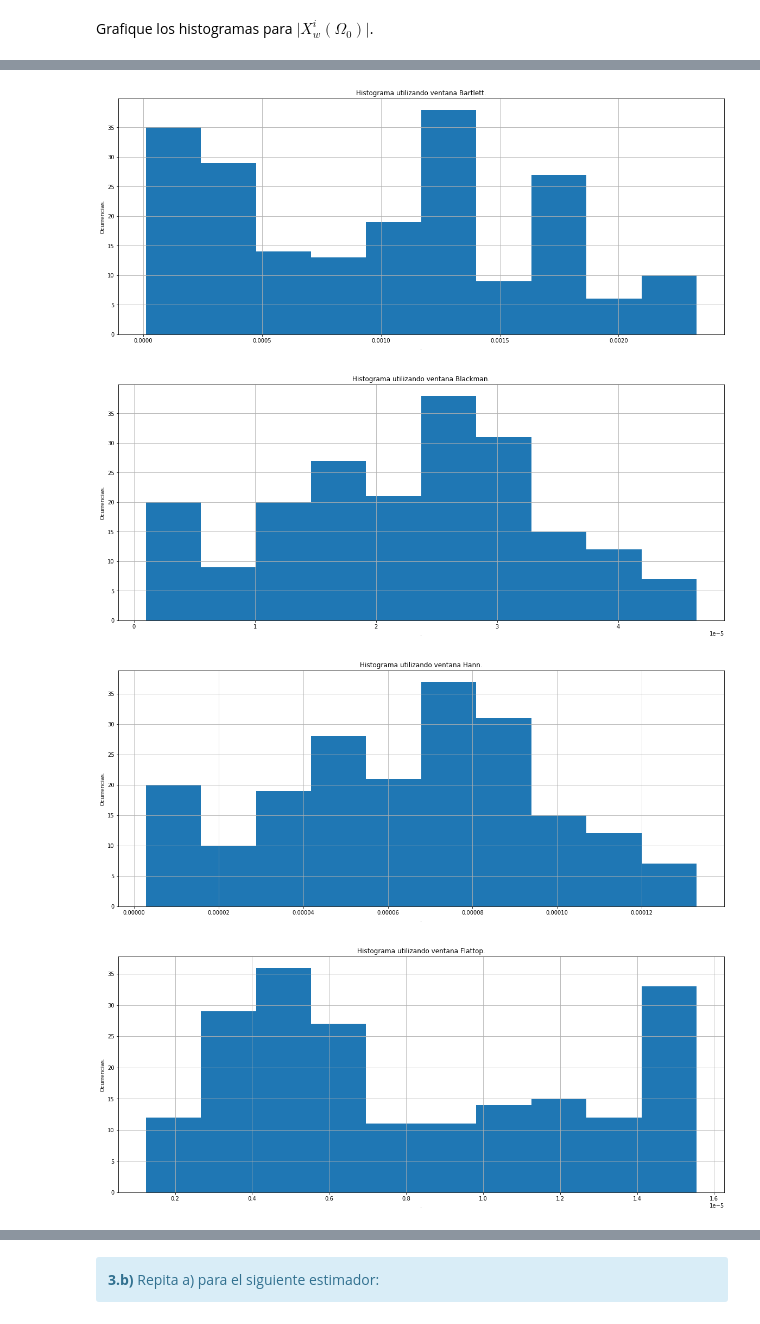
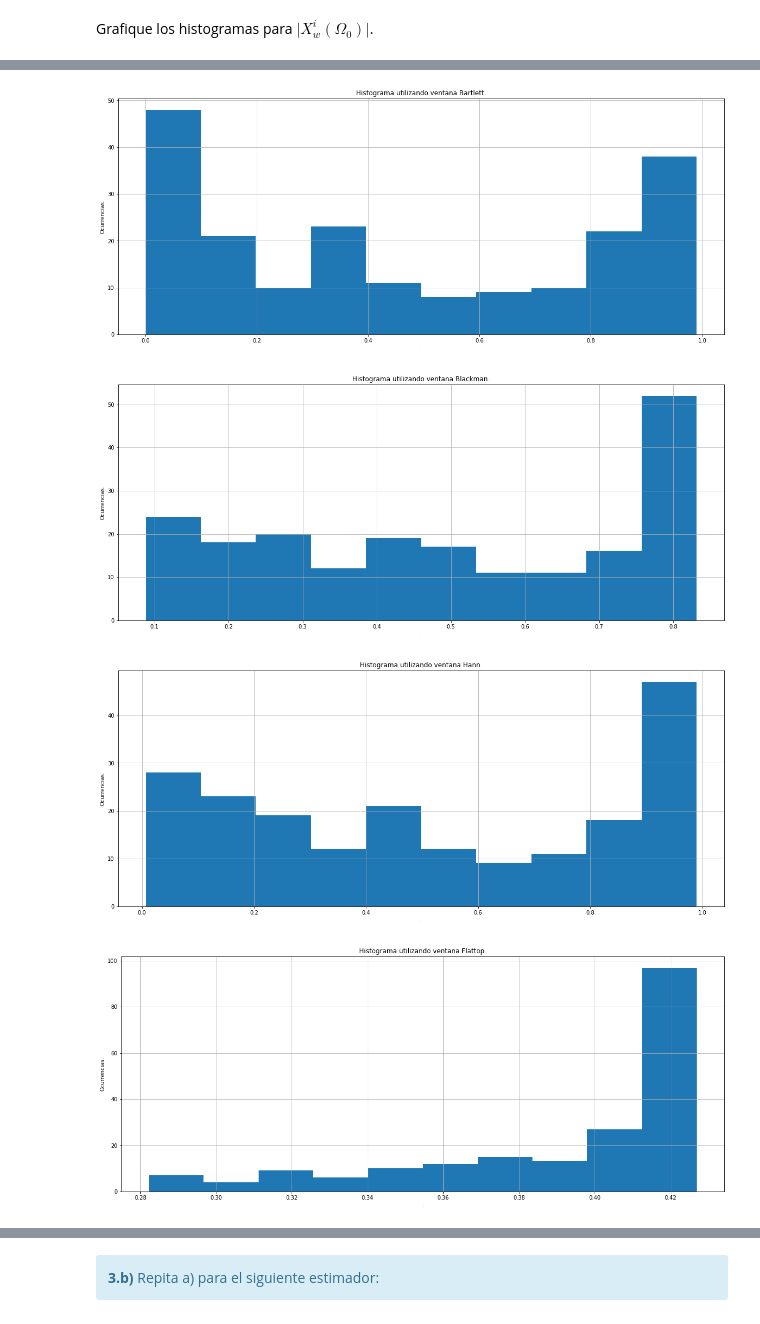
Before and after one commit to jbl95/pds-trabajosPracticos, a Jupyter notebook: TP2 - Ventanas.ipynb, the cells around one changed output, grey strips where cells are left out. Saved outputs shown, nothing was run; the diff lists cells and outputs as text; code cells hidden in the pictures.

Commit message:
Actualizado 3b.
Corregidos los sesgos, era necesario axis=0 en npy.mean.

```diff
--- a/TP2 - Ventanas.ipynb
+++ b/TP2 - Ventanas.ipynb
@@ -1270,15 +1270,15 @@ for i in range(M):
 matrix = npy.array(windowed) # Transformo lista a matriz.
 matrix = npy.transpose(matrix) # Aplico traspuesta para que quede (100,200)
 
-varianza = npy.var (matrix[10][0:]) # Varianza en bin 10 en forma multidim.
-sesgo = npy.mean (matrix[10][0:]) - a0 # Sesgo del estimador.
+varianza = npy.var (matrix[int(o0)][0:]) # Varianza en fs/4 en forma multidim.
+sesgo = npy.mean (matrix[int(o0)][0:],axis=0) - a0 # Sesgo del estimador.
 
 var.append(varianza)
 ses.append(sesgo)
 
 # Histograma.
 plt.figure(1,figsize=(20,8))
-plt.hist(matrix[10][0:],10)
+plt.hist(matrix[int(o0)][0:],10)
 plt.title('Histograma utilizando ventana Rectangular.')
 plt.xlabel('.')
 plt.ylabel('Ocurrencias.')
@@ -1298,21 +1298,21 @@ for i in range(M):
 matrix = npy.array(windowed) # Transformo lista a matriz.
 matrix = npy.transpose(matrix) # Aplico traspuesta para que quede (100,200)
 
-varianza = npy.var (matrix[10][0:]) # Varianza en bin 10 en forma multidim.
-sesgo = npy.mean (matrix[10][0:]) - a0 # Sesgo del estimador.
+varianza = npy.var (matrix[int(o0)][0:]) # Varianza en fs/4 en forma multidim.
+sesgo = npy.mean (matrix[int(o0)][0:],axis=0) - a0 # Sesgo del estimador.
 
 var.append(varianza)
 ses.append(sesgo)
 
 # Histograma.
 plt.figure(1,figsize=(20,8))
-plt.hist(matrix[10][0:],10)
+plt.hist(matrix[int(o0)][0:],10)
 plt.title('Histograma utilizando ventana Bartlett.')
 plt.xlabel('.')
 plt.ylabel('Ocurrencias.')
 plt.grid()
 # %% [output]
-[figure, old version]
+[figure, new version]
 # %%
 # Análisis para ventana Blackman.
 windowed = []
@@ -1326,21 +1326,21 @@ for i in range(M):
 matrix = npy.array(windowed) # Transformo lista a matriz.
 matrix = npy.transpose(matrix) # Aplico traspuesta para que quede (100,200)
 
-varianza = npy.var (matrix[10][0:]) # Varianza en bin 10 en forma multidim.
-sesgo = npy.mean (matrix[10][0:]) - a0 # Sesgo del estimador.
+varianza = npy.var (matrix[int(o0)][0:]) # Varianza en fs/4 en forma multidim.
+sesgo = npy.mean (matrix[int(o0)][0:],axis=0) - a0 # Sesgo del estimador.
 
 var.append(varianza)
 ses.append(sesgo)
 
 # Histograma.
 plt.figure(1,figsize=(20,8))
-plt.hist(matrix[10][0:],10)
+plt.hist(matrix[int(o0)][0:],10)
 plt.title('Histograma utilizando ventana Blackman.')
 plt.xlabel('.')
 plt.ylabel('Ocurrencias.')
 plt.grid()
 # %% [output]
-[figure, old version]
+[figure, new version]
 # %%
 # Análisis para ventana Hann.
 windowed = []
@@ -1354,49 +1354,49 @@ for i in range(M):
 matrix = npy.array(windowed) # Transformo lista a matriz.
 matrix = npy.transpose(matrix) # Aplico traspuesta para que quede (100,200)
 
-varianza = npy.var (matrix[10][0:]) # Varianza en bin 10 en forma multidim.
-sesgo = npy.mean (matrix[10][0:]) - a0 # Sesgo del estimador.
+varianza = npy.var (matrix[int(o0)][0:]) # Varianza en fs/4 en forma multidim.
+sesgo = npy.mean (matrix[int(o0)][0:],axis=0) - a0 # Sesgo del estimador.
 
 var.append(varianza)
 ses.append(sesgo)
 
 # Histograma.
 plt.figure(1,figsize=(20,8))
-plt.hist(matrix[10][0:],10)
+plt.hist(matrix[int(o0)][0:],10)
 plt.title('Histograma utilizando ventana Hann.')
 plt.xlabel('.')
 plt.ylabel('Ocurrencias.')
 plt.grid()
 # %% [output]
-[figure, old version]
+[figure, new version]
 # %%
 # Análisis para ventana Flattop.
 windowed = []
 
 for i in range(M):
     x = a0 * npy.sin(2*npy.pi*o1[i]*tt)
     w = x * flattop
     e = abs(npy.fft.fft(w)) * (a0/N)
     windowed.append(e)
 
 matrix = npy.array(windowed) # Transformo lista a matriz.
 matrix = npy.transpose(matrix) # Aplico traspuesta para que quede (100,200)
 
-varianza = npy.var (matrix[10][0:]) # Varianza en bin 10 en forma multidim.
-sesgo = npy.mean (matrix[10][0:]) - a0 # Sesgo del estimador.
+varianza = npy.var (matrix[int(o0)][0:]) # Varianza en fs/4 en forma multidim.
+sesgo = npy.mean (matrix[int(o0)][0:],axis=0) - a0 # Sesgo del estimador.
 
 var.append(varianza)
 ses.append(sesgo)
 
 # Histograma.
 plt.figure(1,figsize=(20,8))
-plt.hist(matrix[10][0:],10)
+plt.hist(matrix[int(o0)][0:],10)
 plt.title('Histograma utilizando ventana Flattop.')
 plt.xlabel('.')
 plt.ylabel('Ocurrencias.')
 plt.grid()
 # %% [output]
-[figure, old version]
+[figure, new version]
 # %%
 
 # Tu simulación que genere resultados #
```
Also changed, not shown: parts of 9 cells of this notebook.
